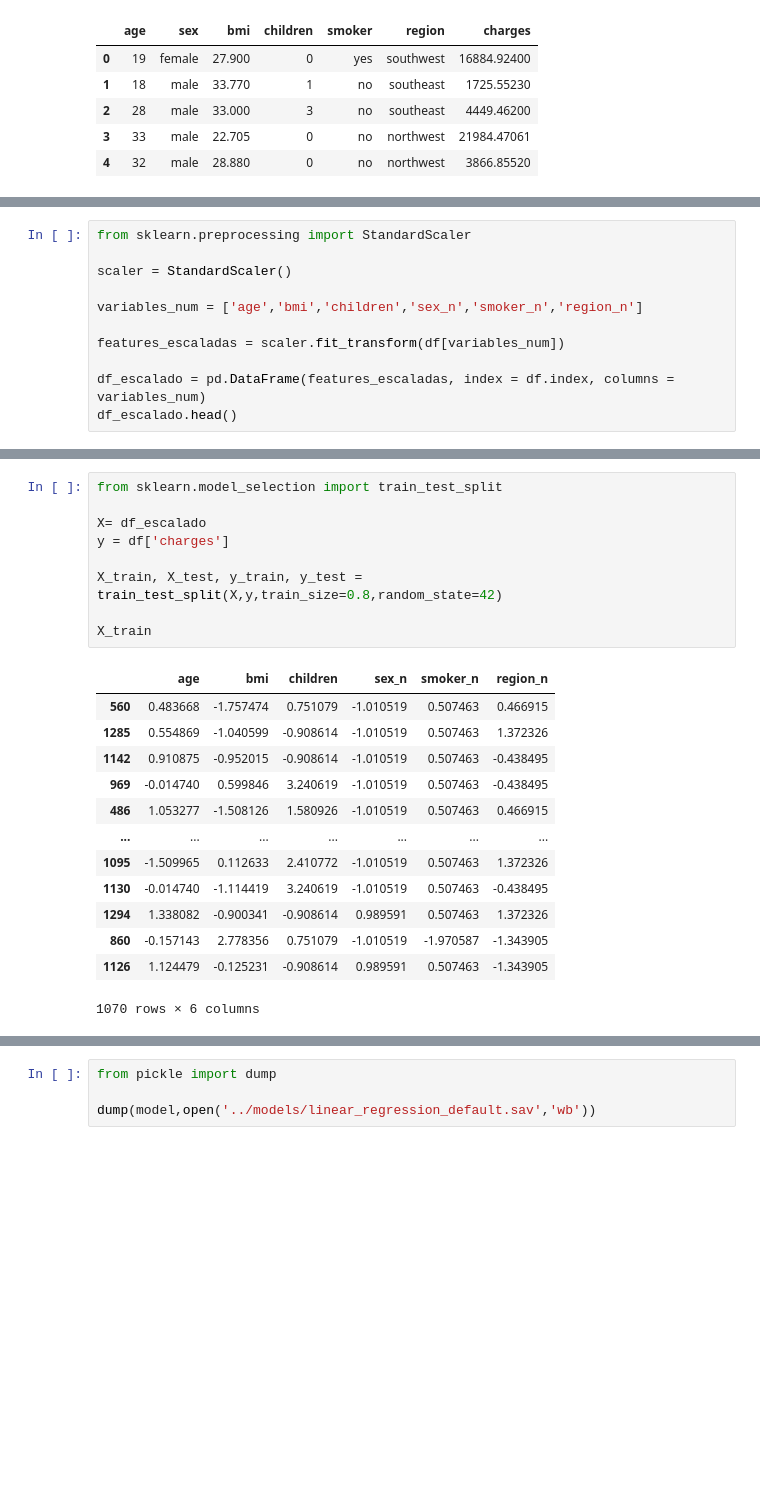
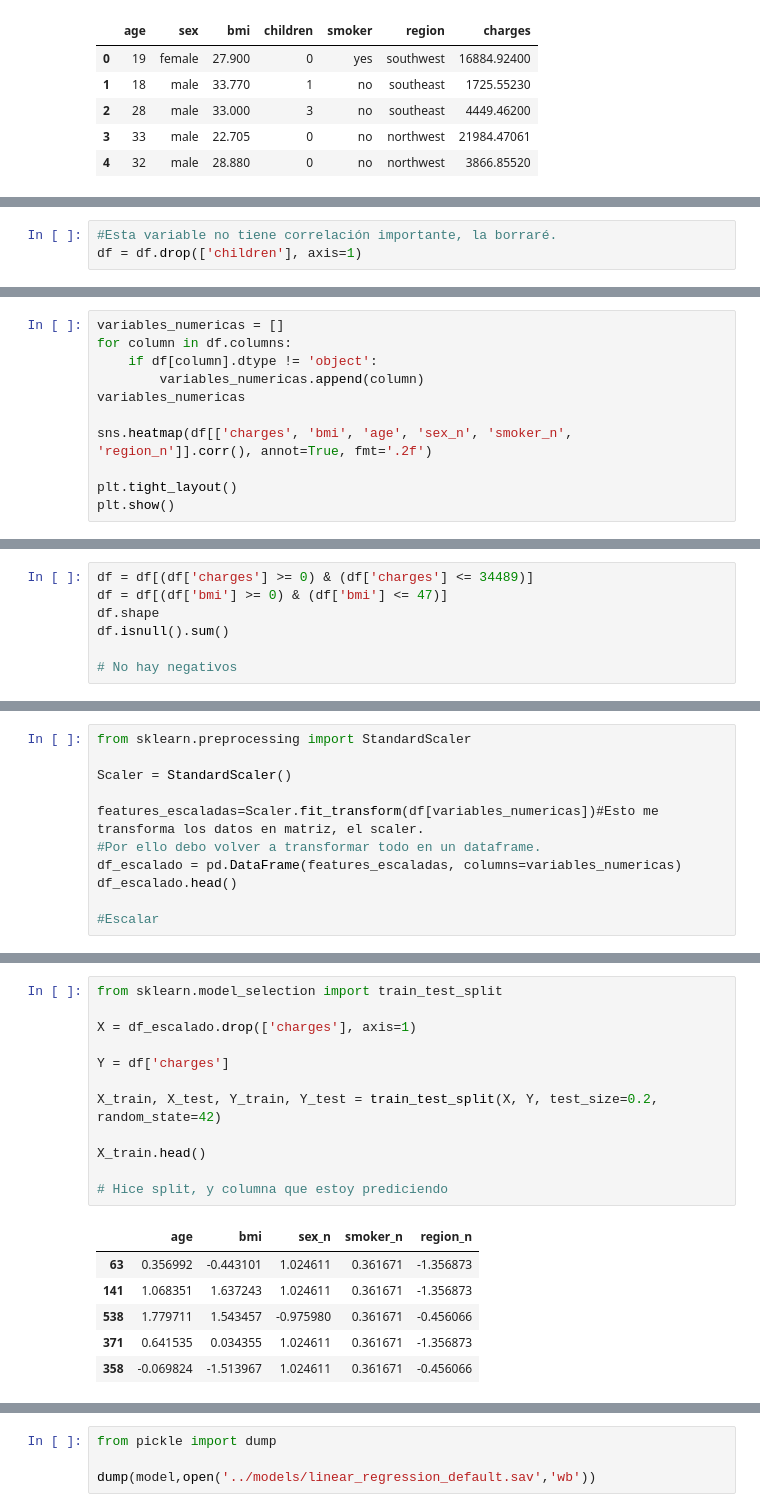
Before and after one commit to Fergo20011/regresion_lineal, a Jupyter notebook: src/explore.ipynb, the cells around one changed output, grey strips where cells are left out. Cells and saved outputs as stored; diff of their text form; blank space fills up the shorter version.

```diff
--- a/src/explore.ipynb
+++ b/src/explore.ipynb
@@ -32,0 +84,3 @@ df
+# %%
+#Esta variable no tiene correlación importante, la borraré.
+df = df.drop(['children'], axis=1)
@@ -32,0 +116,11 @@ df
+# %%
+variables_numericas = []
+for column in df.columns:
+    if df[column].dtype != 'object':
+        variables_numericas.append(column)
+variables_numericas
+
+sns.heatmap(df[['charges', 'bmi', 'age', 'sex_n', 'smoker_n', 'region_n']].corr(), annot=True, fmt='.2f')
+
+plt.tight_layout()
+plt.show()
@@ -70,0 +182,7 @@ df
+# %%
+df = df[(df['charges'] >= 0) & (df['charges'] <= 34489)]
+df = df[(df['bmi'] >= 0) & (df['bmi'] <= 47)]
+df.shape
+df.isnull().sum()
+
+# No hay negativos
@@ -71,12 +200,12 @@ df
 # %%
 from sklearn.preprocessing import StandardScaler
 
-scaler = StandardScaler()
+Scaler = StandardScaler()
 
-variables_num = ['age','bmi','children','sex_n','smoker_n','region_n']
+features_escaladas=Scaler.fit_transform(df[variables_numericas])#Esto me transforma los datos en matriz, el scaler.
+#Por ello debo volver a transformar todo en un dataframe.
+df_escalado = pd.DataFrame(features_escaladas, columns=variables_numericas)
+df_escalado.head()
 
-features_escaladas = scaler.fit_transform(df[variables_num])
-
-df_escalado = pd.DataFrame(features_escaladas, index = df.index, columns = variables_num)
-df_escalado.head()
+#Escalar
 # %% [output]
@@ -89,26 +218,22 @@ df_escalado.head()
 # %%
 from sklearn.model_selection import train_test_split
 
-X= df_escalado
-y = df['charges']
+X = df_escalado.drop(['charges'], axis=1)
 
-X_train, X_test, y_train, y_test = train_test_split(X,y,train_size=0.8,random_state=42)
+Y = df['charges']
 
-X_train
+X_train, X_test, Y_train, Y_test = train_test_split(X, Y, test_size=0.2, random_state=42)
+
+X_train.head()
+
+# Hice split, y columna que estoy prediciendo
 # %% [output]
-|  | age | bmi | children | sex_n | smoker_n | region_n |
-| 560 | 0.483668 | -1.757474 | 0.751079 | -1.010519 | 0.507463 | 0.466915 |
-| 1285 | 0.554869 | -1.040599 | -0.908614 | -1.010519 | 0.507463 | 1.372326 |
-| 1142 | 0.910875 | -0.952015 | -0.908614 | -1.010519 | 0.507463 | -0.438495 |
-| 969 | -0.014740 | 0.599846 | 3.240619 | -1.010519 | 0.507463 | -0.438495 |
-| 486 | 1.053277 | -1.508126 | 1.580926 | -1.010519 | 0.507463 | 0.466915 |
-| ... | ... | ... | ... | ... | ... | ... |
-| 1095 | -1.509965 | 0.112633 | 2.410772 | -1.010519 | 0.507463 | 1.372326 |
-| 1130 | -0.014740 | -1.114419 | 3.240619 | -1.010519 | 0.507463 | -0.438495 |
-| 1294 | 1.338082 | -0.900341 | -0.908614 | 0.989591 | 0.507463 | 1.372326 |
-| 860 | -0.157143 | 2.778356 | 0.751079 | -1.010519 | -1.970587 | -1.343905 |
-| 1126 | 1.124479 | -0.125231 | -0.908614 | 0.989591 | 0.507463 | -1.343905 |
+|  | age | bmi | sex_n | smoker_n | region_n |
+| 63 | 0.356992 | -0.443101 | 1.024611 | 0.361671 | -1.356873 |
+| 141 | 1.068351 | 1.637243 | 1.024611 | 0.361671 | -1.356873 |
+| 538 | 1.779711 | 1.543457 | -0.975980 | 0.361671 | -0.456066 |
+| 371 | 0.641535 | 0.034355 | 1.024611 | 0.361671 | -1.356873 |
+| 358 | -0.069824 | -1.513967 | 1.024611 | 0.361671 | -0.456066 |
-1070 rows × 6 columns
 # %%
 from sklearn.linear_model import LinearRegression
 
```
Also changed, not shown: parts of 20 cells of this notebook, 3 other files.
